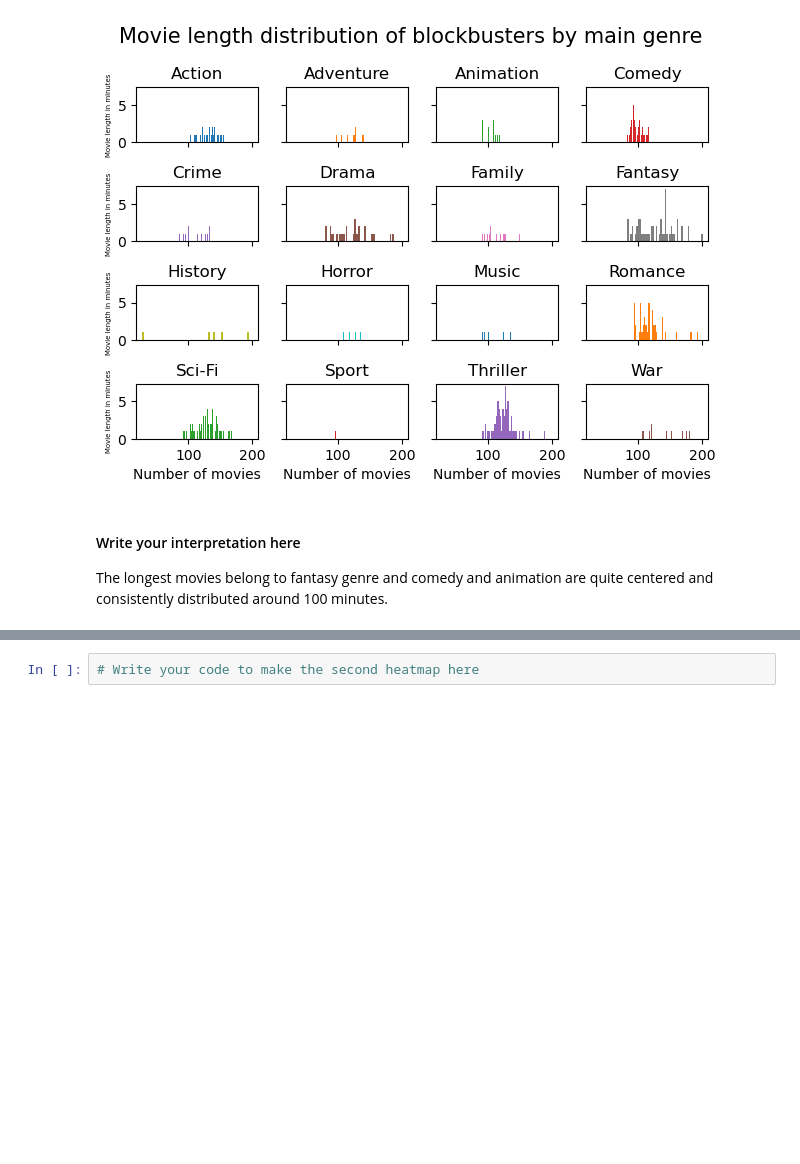
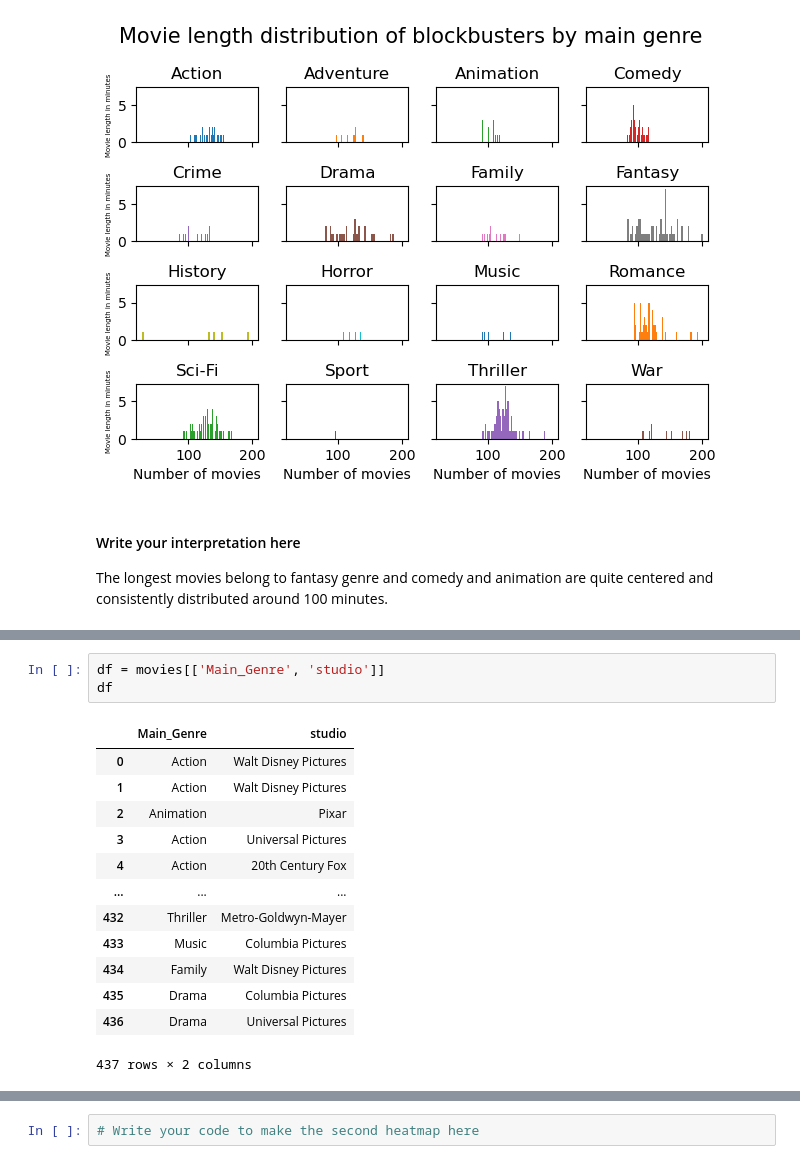
Before and after one commit to CamilleDelgrange/2022, a Jupyter notebook: Tutorials/02 - Data viz and data from the web/Becoming a DataVizard exercise.ipynb, the cells around one changed output, grey strips where cells are left out. Saved outputs shown, nothing was run; the diff lists cells and outputs as text; blank space fills up the shorter version.

```diff
--- a/Tutorials/02 - Data viz and data from the web/Becoming a DataVizard exercise.ipynb
+++ b/Tutorials/02 - Data viz and data from the web/Becoming a DataVizard exercise.ipynb
@@ -377,5 +377,22 @@ The longest movies belong to fantasy genre and comedy and animation are quite ce
 
 
 <img src="figure4.jpg" style="width: 500px;" align="left">
+# %%
+df = movies[['Main_Genre', 'studio']]
+df
+# %% [output]
+|  | Main_Genre | studio |
+| 0 | Action | Walt Disney Pictures |
+| 1 | Action | Walt Disney Pictures |
+| 2 | Animation | Pixar |
+| 3 | Action | Universal Pictures |
+| 4 | Action | 20th Century Fox |
+| ... | ... | ... |
+| 432 | Thriller | Metro-Goldwyn-Mayer |
+| 433 | Music | Columbia Pictures |
+| 434 | Family | Walt Disney Pictures |
+| 435 | Drama | Columbia Pictures |
+| 436 | Drama | Universal Pictures |
+437 rows × 2 columns
 # %%
 # Write your code to make the first heatmap here
```
Also changed, not shown: parts of 5 cells of this notebook, 3 other files.
